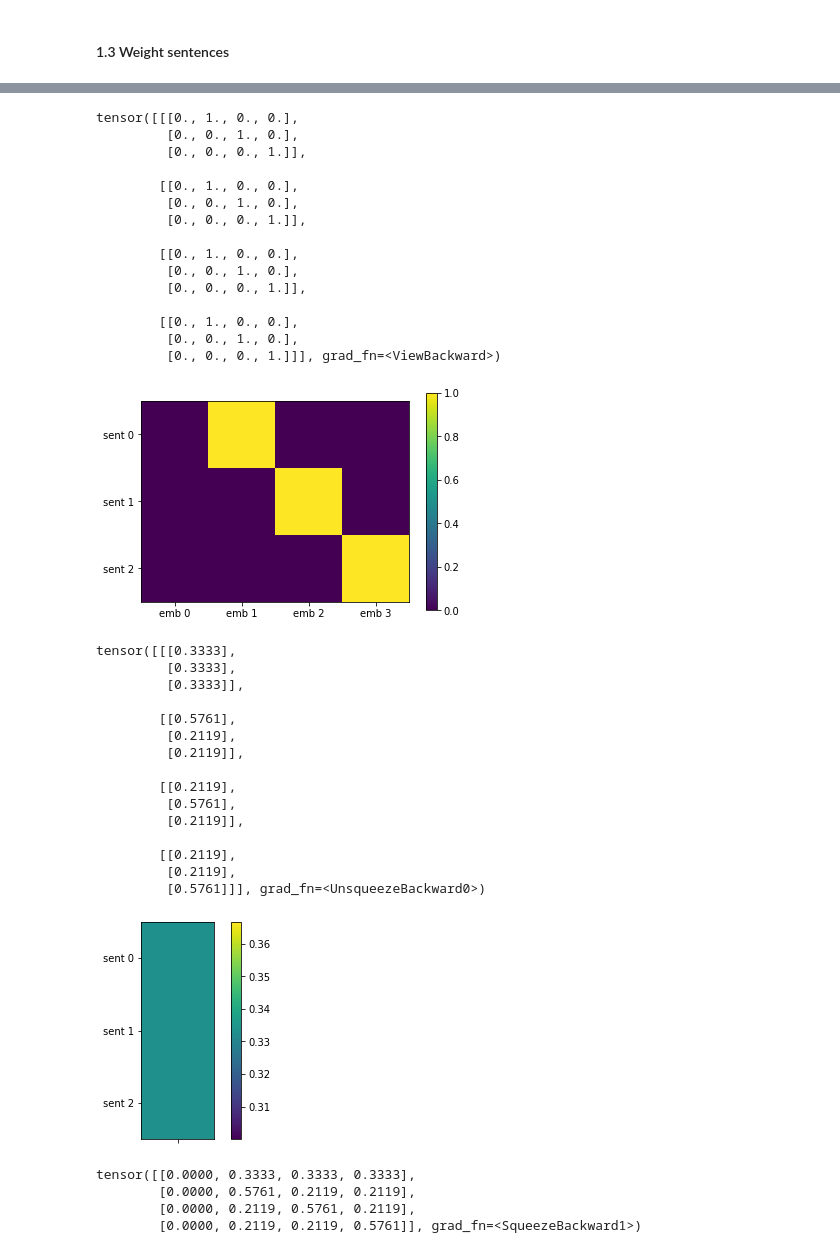
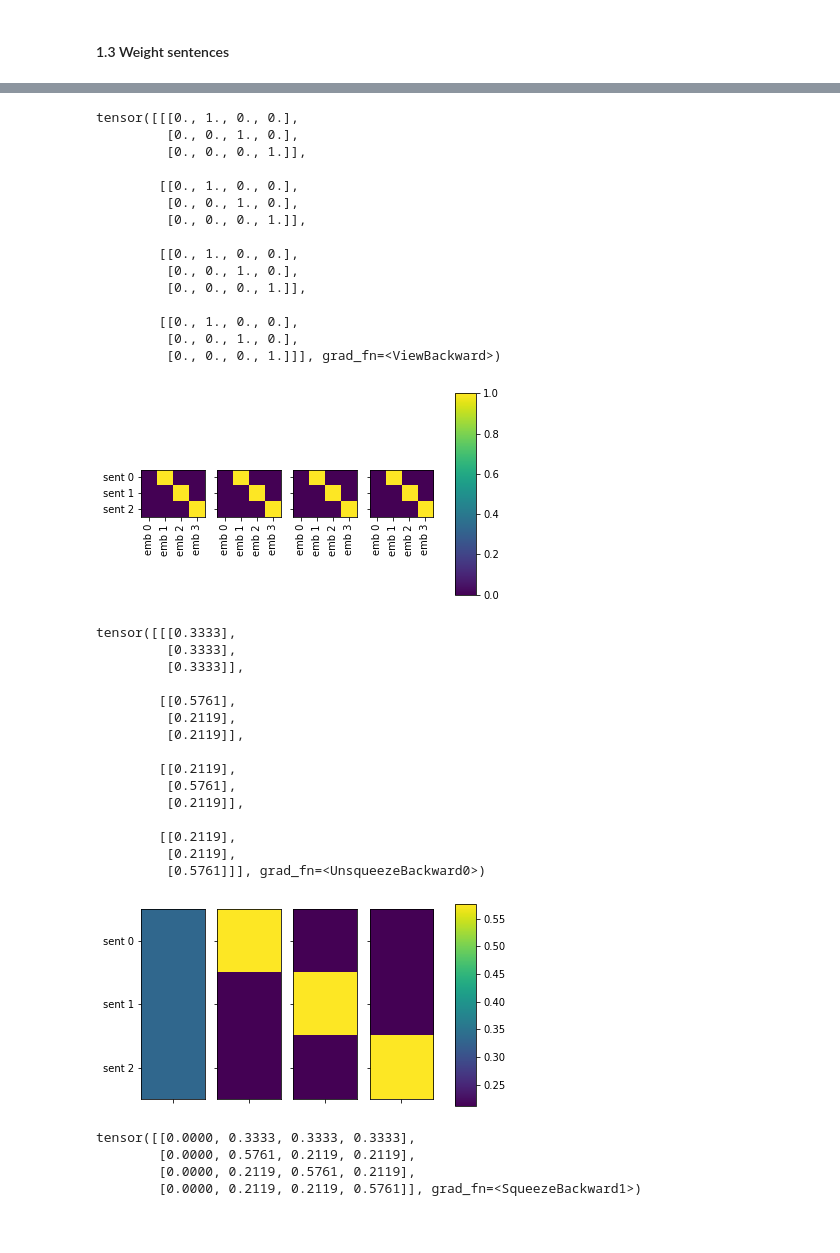
Before and after one commit to TobiasUhmann/power, a Jupyter notebook: notebooks/01_simple_positive_case.ipynb, the cells around one changed output, grey strips where cells are left out. Cells and saved outputs as stored; diff of their text form; code cells hidden in the pictures; blank space fills up the shorter version.

```diff
--- a/notebooks/01_simple_positive_case.ipynb
+++ b/notebooks/01_simple_positive_case.ipynb
@@ -296,32 +344,32 @@ tensor([[[[0., 1., 0., 0.],
 # %%
 #
 # Flatten sentences for bmm()
 #
 # < expaned_batch   (batch_size, class_count, sent_count, emb_size)
 # > flat_expanded   (batch_size * class_count, sent_count, emb_size)
 #
 
 flat_expanded = expaned_batch.reshape(-1, sent_count, emb_size)
 
-print(flat_expanded)
-plot(flat_expanded[0], xlabels=emb_labels, ylabels=sent_labels)
+log_tensor(flat_expanded, 'flat_expanded',
+           [batch_size * class_labels, sent_labels, emb_labels])
 # %% [output]
 tensor([[[0., 1., 0., 0.],
          [0., 0., 1., 0.],
          [0., 0., 0., 1.]],
 
         [[0., 1., 0., 0.],
          [0., 0., 1., 0.],
          [0., 0., 0., 1.]],
 
         [[0., 1., 0., 0.],
          [0., 0., 1., 0.],
          [0., 0., 0., 1.]],
 
         [[0., 1., 0., 0.],
          [0., 0., 1., 0.],
          [0., 0., 0., 1.]]], grad_fn=<ViewBackward>)
-[figure, old version]
+[figure, new version]
 # %%
 #
 # Flatten attentions for bmm()
@@ -332,8 +380,8 @@ tensor([[[0., 1., 0., 0.],
 
 flat_softs = softs_batch.reshape(batch_size * class_count, sent_count).unsqueeze(-1)
 
-print(flat_softs)
-plot(flat_softs[0], xlabels=[''], ylabels=sent_labels)
+log_tensor(flat_softs, 'flat_softs',
+           [batch_size * class_labels, sent_labels, ['']])
 # %% [output]
 tensor([[[0.3333],
          [0.3333],
@@ -350,7 +398,7 @@ tensor([[[0.3333],
         [[0.2119],
          [0.2119],
          [0.5761]]], grad_fn=<UnsqueezeBackward0>)
-[figure, old version]
+[figure, new version]
 # %%
 #
 # Multiply each sentence with each attention
```
Also changed, not shown: parts of 13 cells of this notebook.
